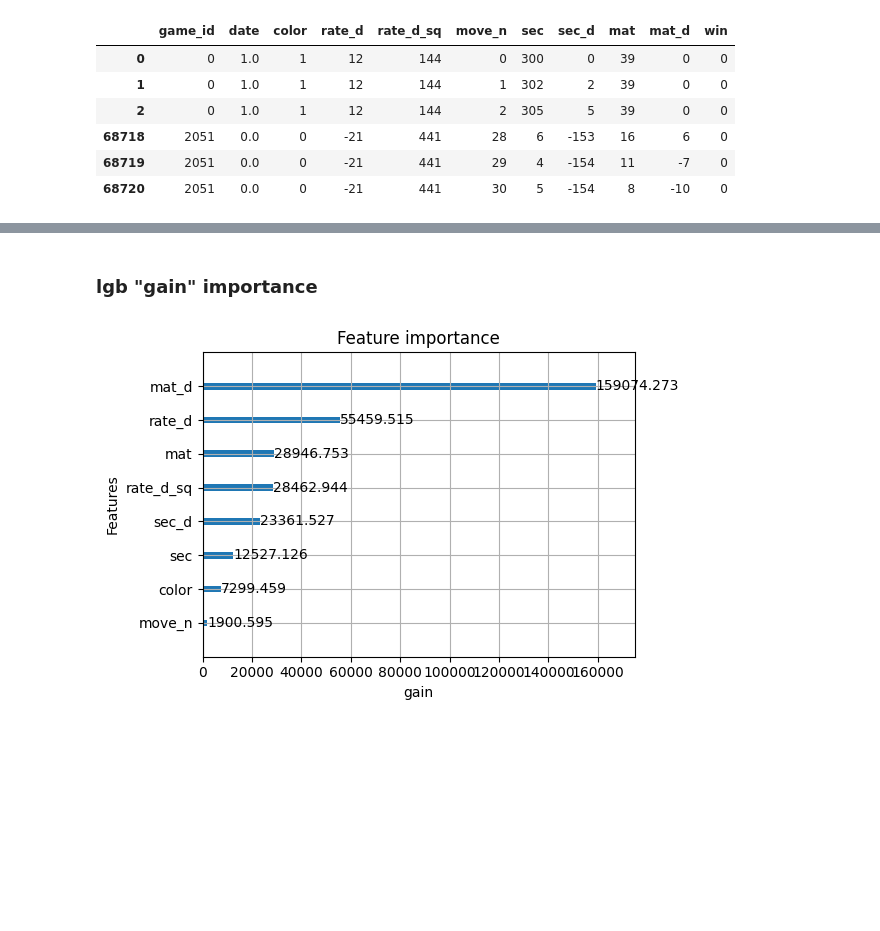
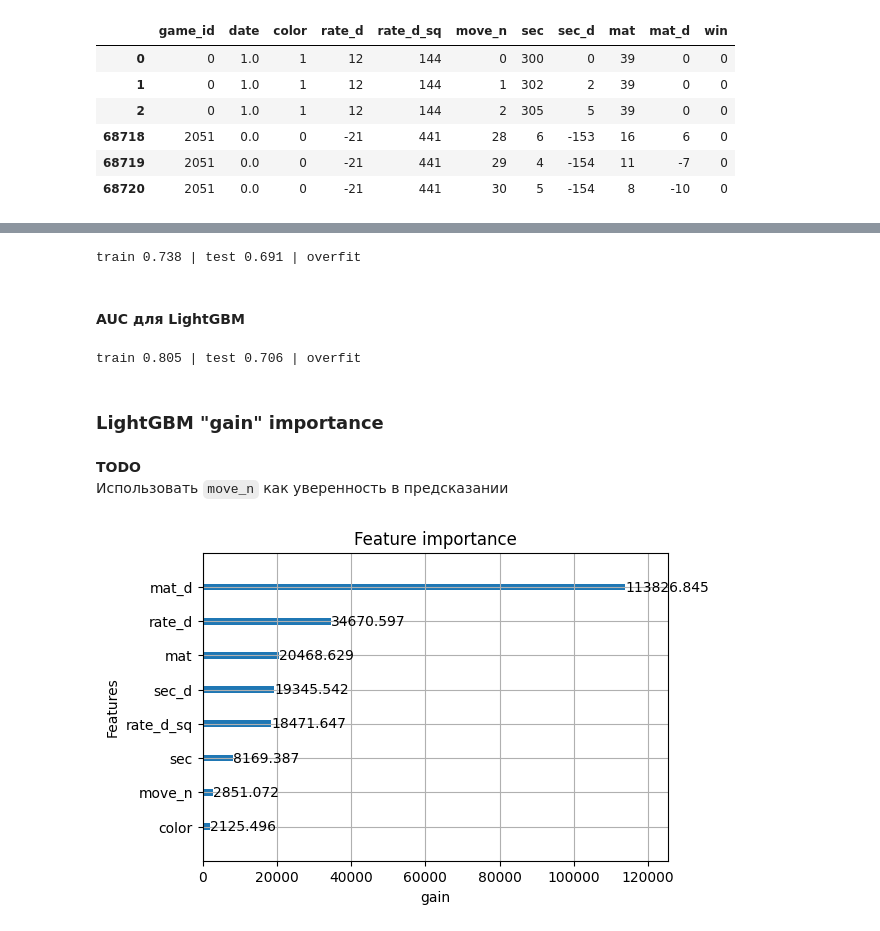
Before and after one commit to gpu-enjoyer/lichess, a Jupyter notebook: lichess.ipynb, the cells around one changed output, grey strips where cells are left out. Cells and saved outputs as stored; diff of their text form; code cells hidden in the pictures; blank space fills up the shorter version.

Commit message:
improve readability, add EDA interpretations, add validation split

```diff
--- a/lichess.ipynb
+++ b/lichess.ipynb
@@ -107,0 +100,3 @@ def material_advantage(board, my_color):
+# %%
+def get_date(headers):
+    return datetime.strptime(headers["UTCDate"], "%Y.%m.%d").toordinal()
@@ -107,0 +105,3 @@ def material_advantage(board, my_color):
+# %%
+def get_rate_d(headers, is_white):
+    return (int(headers["WhiteElo"]) - int(headers["BlackElo"])) * (1 if is_white else -1)
@@ -330,24 +357,25 @@ pd.concat([df_moves.head(3), df_moves.tail(3)])
 # %%
-
 FEATURES = ["color", "rate_d", "rate_d_sq", "move_n", "sec", "sec_d", "mat", "mat_d"]
 
 games_sorted = df.sort_values("date").index
-split_n      = int(len(games_sorted) * 0.85)
+n_total = len(games_sorted)
 
-train_games  = set(games_sorted[:split_n])
-test_games   = set(games_sorted[split_n:])
+n_train = int(n_total * 0.70)
+n_val   = int(n_total * 0.85)
+
+train_games = set(games_sorted[         : n_train ])
+val_games   = set(games_sorted[ n_train : n_val   ])
+test_games  = set(games_sorted[   n_val :         ])
 
 df_train = df_moves[df_moves["game_id"].isin(train_games)]
+df_val   = df_moves[df_moves["game_id"].isin(val_games)]
 df_test  = df_moves[df_moves["game_id"].isin(test_games)]
 
-X_train = df_train[FEATURES]
-y_train = df_train["win"].values
-
-X_test  = df_test[FEATURES]
-y_test  = df_test["win"].values
-
-w_train = (0.01 + np.log(1 + df_train["date"])).values
+X_train, y_train = df_train[FEATURES], df_train["win"].values
+X_val,   y_val   = df_val[FEATURES],   df_val["win"].values
+X_test,  y_test  = df_test[FEATURES],  df_test["win"].values
 
 print(f"train: {len(train_games)} партий, {len(df_train)} строк")
-print(f"test:  {len(test_games)}  партий, {len(df_test)} строк")
+print(f"val:   {len(val_games)}   партий, {len(df_val)}   строк")
+print(f"test:  {len(test_games)}  партий, {len(df_test)}  строк")
 # %% [output]
@@ -396,13 +425,7 @@ model_lgb = lgb.LGBMClassifier(
 model_lgb.fit(
     X_train, y_train,
     sample_weight=w_train,
-    eval_set=[(X_test, y_test)],
+    eval_set=[(X_val, y_val)],
     callbacks=[lgb.early_stopping(50, verbose=False), lgb.log_evaluation(False)],
 )
-
-acc_lgb = accuracy_score(y_test, model_lgb.predict(X_test))
-auc_lgb =  roc_auc_score(y_test, model_lgb.predict_proba(X_test)[:, 1])
-
-print(f"LightGBM: accuracy = {acc_lgb:.3f}  AUC = {auc_lgb:.3f}")
-print(f"Early stop: {model_lgb.best_iteration_}")
 # %% [output]
@@ -428,9 +445,25 @@ plt.tight_layout()
+# %%
+auc_lr_train = roc_auc_score(y_train, model_lr.predict_proba(X_train_sc)[:, 1])
+auc_lr_val   = roc_auc_score(y_val,   model_lr.predict_proba(X_val_sc)[:, 1])
+
+fit_status(auc_lr_train, auc_lr_val)
+# %% [output]
+train 0.738 | test 0.691 | overfit
+# %% [markdown]
+#### AUC для LightGBM
+# %%
+auc_lgb_train = roc_auc_score(y_train, model_lgb.predict_proba(X_train)[:, 1])
+auc_lgb_val   = roc_auc_score(y_val,   model_lgb.predict_proba(X_val)[:, 1])
+
+fit_status(auc_lgb_train, auc_lgb_val)
+# %% [output]
+train 0.805 | test 0.706 | overfit
 # %% [markdown]
-### lgb "gain" importance
+### LightGBM "gain" importance
+# %% [markdown]
+**TODO**
+Использовать `move_n` как уверенность в предсказании
 # %%
-lgb.plot_importance(model_lgb, importance_type="gain", figsize=(6, 4), xlabel="gain")
-plt.tight_layout()
-
-# TODO: использовать move_n не как признак, а как уверенность в предсказании
+_ = lgb.plot_importance(model_lgb, importance_type="gain", figsize=(6, 4), xlabel="gain")
 # %% [output]
-[figure, old version]
+[figure, new version]
```
Also changed, not shown: parts of 56 cells of this notebook, 1 other file.
